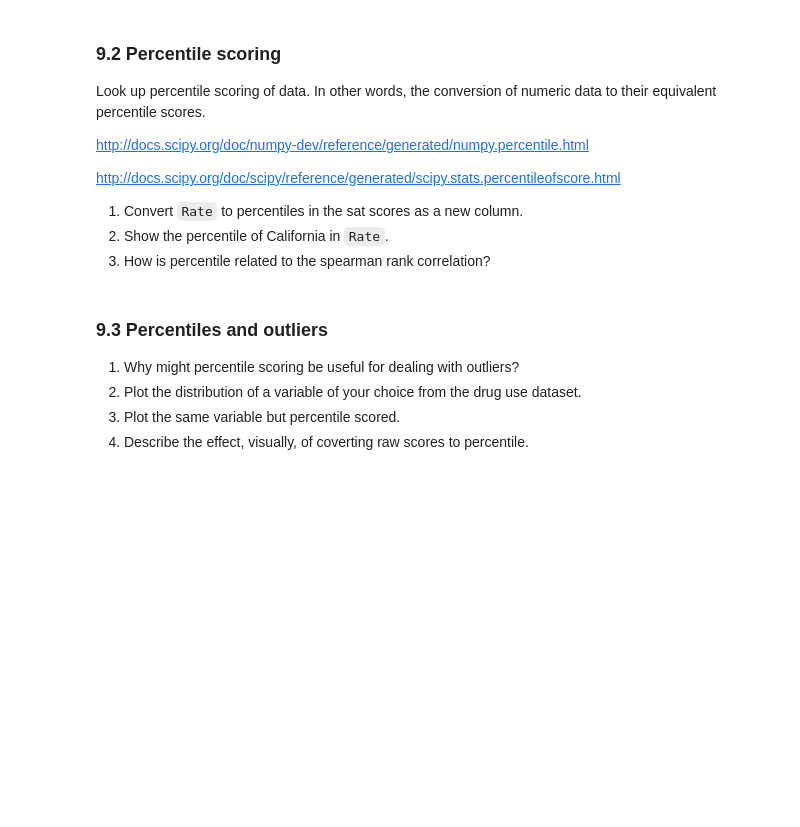
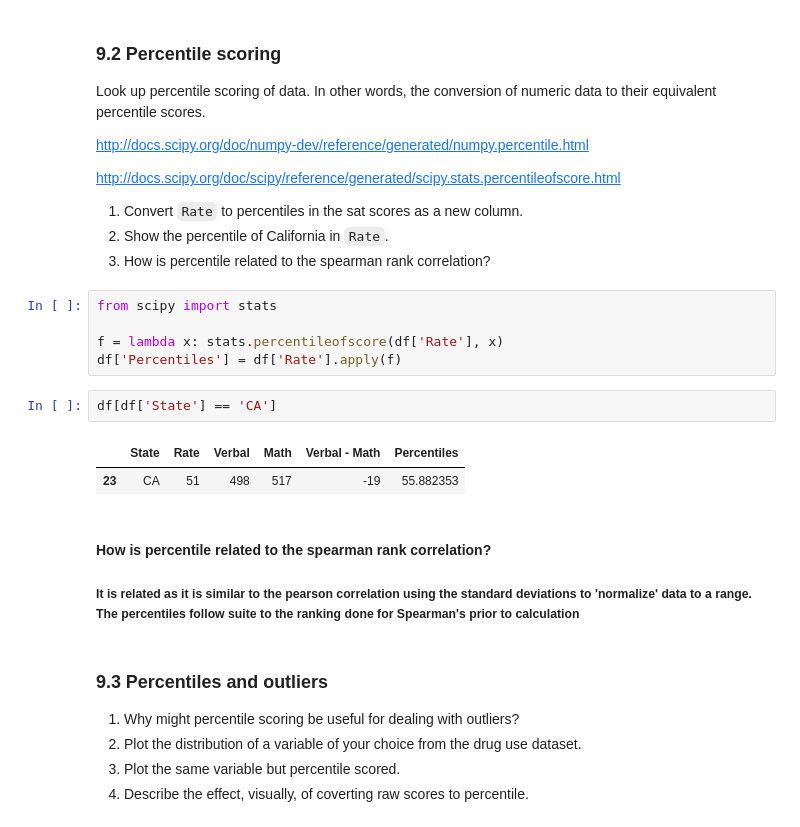
Before and after one commit to ivansim1989/Projects, a Jupyter notebook: DSI4_Project_2/project-02-v2-starter-code.ipynb, the cells around one changed output. Saved outputs shown, nothing was run; the diff lists cells and outputs as text; blank space fills up the shorter version.

```diff
--- a/DSI4_Project_2/project-02-v2-starter-code.ipynb
+++ b/DSI4_Project_2/project-02-v2-starter-code.ipynb
@@ -1110,6 +1180,19 @@ http://docs.scipy.org/doc/scipy/reference/generated/scipy.stats.percentileofscor
 1. Convert `Rate` to percentiles in the sat scores as a new column.
 2. Show the percentile of California in `Rate`.
 3. How is percentile related to the spearman rank correlation?
+# %%
+from scipy import stats
+
+f = lambda x: stats.percentileofscore(df['Rate'], x)
+df['Percentiles'] = df['Rate'].apply(f)
+# %%
+df[df['State'] == 'CA']
+# %% [output]
+|  | State | Rate | Verbal | Math | Verbal - Math | Percentiles |
+| 23 | CA | 51 | 498 | 517 | -19 | 55.882353 |
+# %% [markdown]
+#### How is percentile related to the spearman rank correlation?
+##### It is related as it is similar to the pearson correlation using the standard deviations to 'normalize' data to a range. The percentiles follow suite to the ranking done for Spearman's prior to calculation
 # %% [markdown]
 ### 9.3 Percentiles and outliers
 
```
Also changed, not shown: parts of 10 cells of this notebook, 3 other files.
